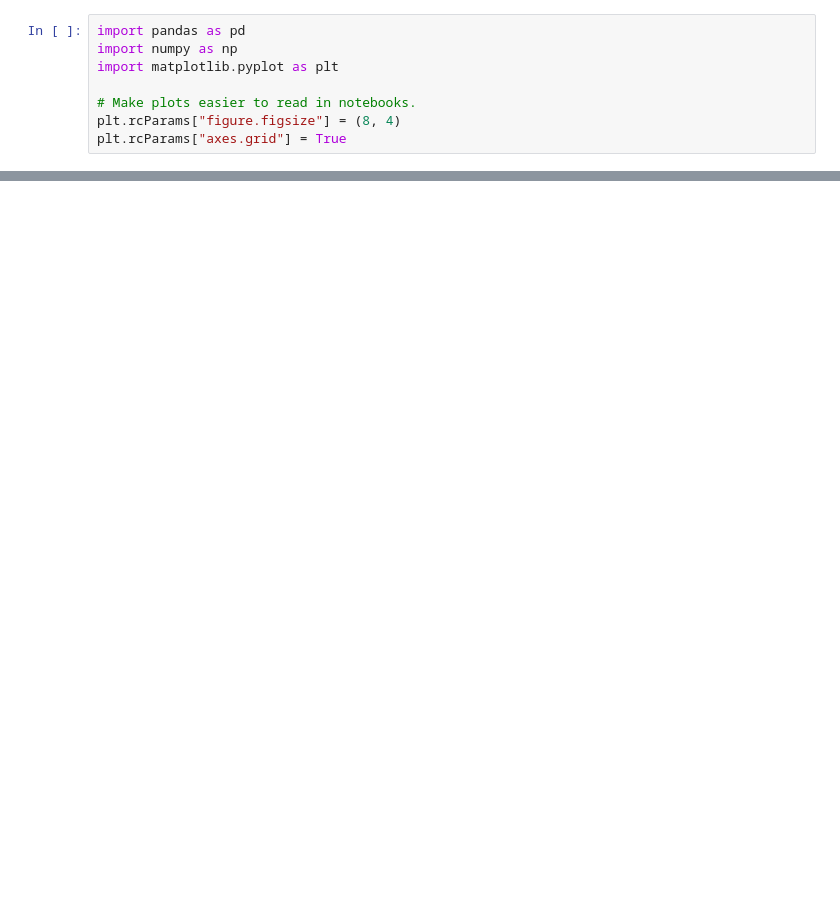
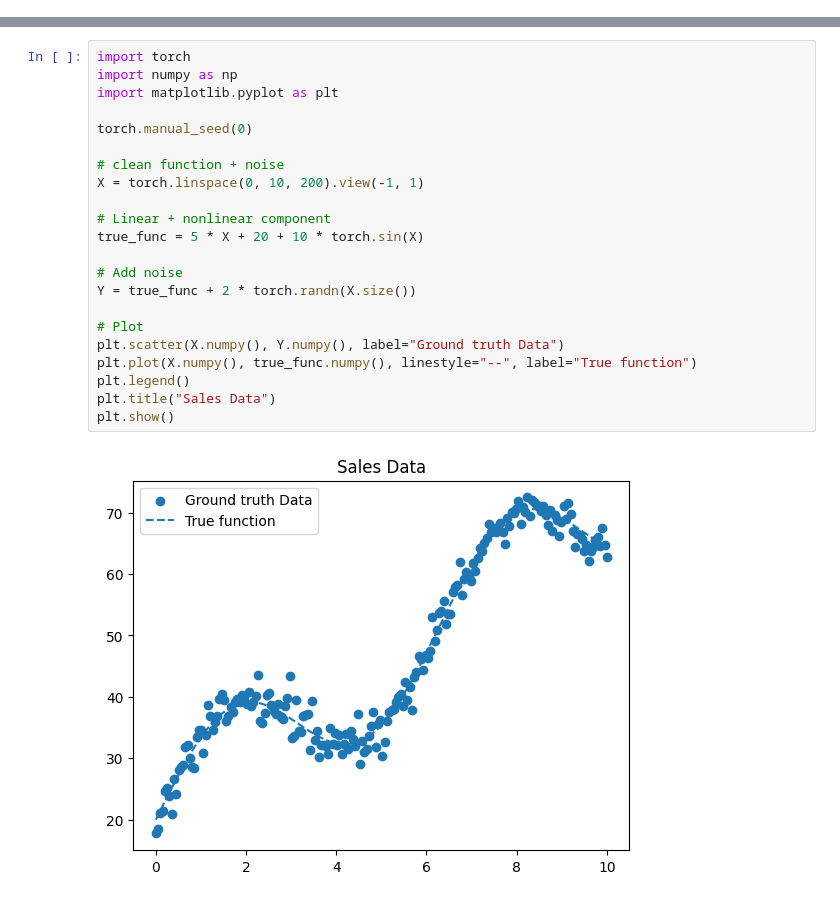
Before and after one commit to vgu-dsai-2026/lab3-pytorch, a Jupyter notebook: basic_notebook.ipynb, the cells around one changed output, grey strips where cells are left out. Saved outputs shown, nothing was run; the diff lists cells and outputs as text; blank space fills up the shorter version.

Commit message:
feat: Update basic notebook for lab3

```diff
--- a/basic_notebook.ipynb
+++ b/basic_notebook.ipynb
@@ -237,8 +0,0 @@ Good EDA helps us avoid mistakes later.
-# %%
-import pandas as pd
-import numpy as np
-import matplotlib.pyplot as plt
-
-# Make plots easier to read in notebooks.
-plt.rcParams["figure.figsize"] = (8, 4)
-plt.rcParams["axes.grid"] = True
@@ -696,0 +233,24 @@ This is why EDA should always include both:
+# %%
+import torch
+import numpy as np
+import matplotlib.pyplot as plt
+
+torch.manual_seed(0)
+
+# clean function + noise
+X = torch.linspace(0, 10, 200).view(-1, 1)
+
+# Linear + nonlinear component
+true_func = 5 * X + 20 + 10 * torch.sin(X)
+
+# Add noise
+Y = true_func + 2 * torch.randn(X.size())
+
+# Plot
+plt.scatter(X.numpy(), Y.numpy(), label="Ground truth Data")
+plt.plot(X.numpy(), true_func.numpy(), linestyle="--", label="True function")
+plt.legend()
+plt.title("Sales Data")
+plt.show()
+# %% [output]
+[figure, added]
```
Also changed, not shown: parts of 103 cells of this notebook.
